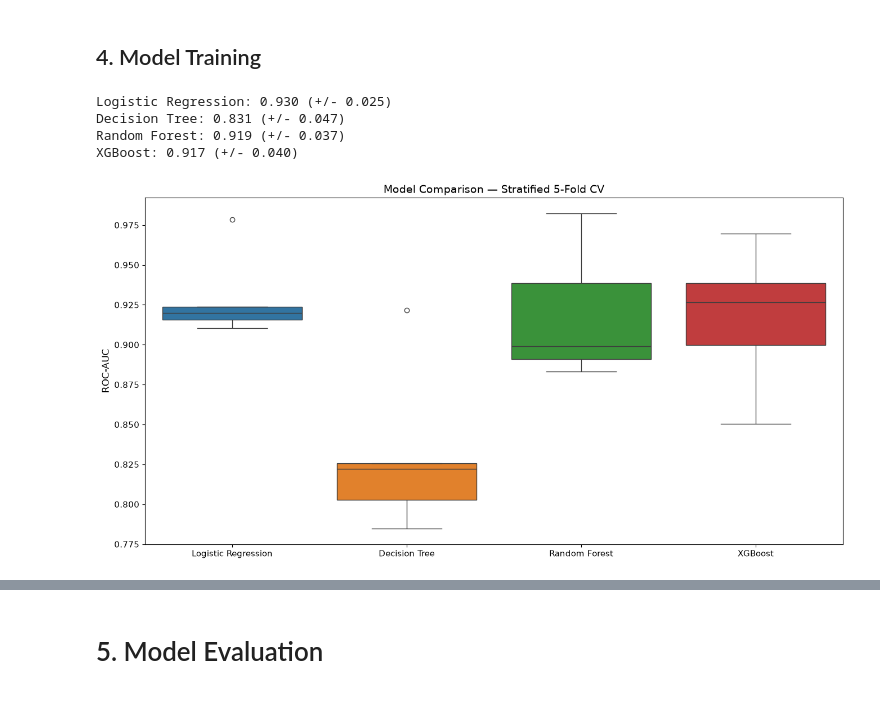
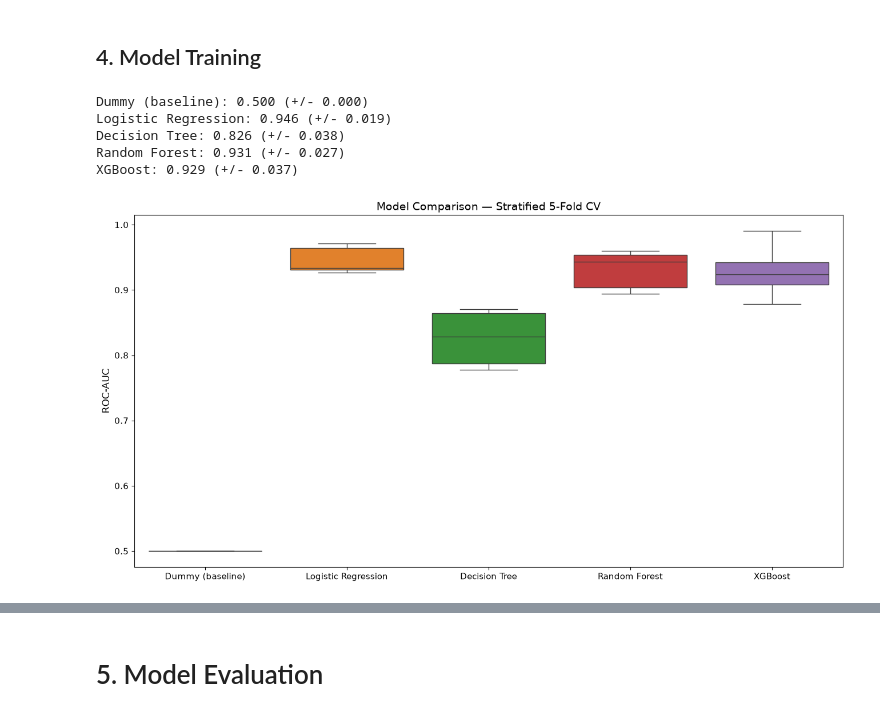
Before and after one commit to TravisArnt/thyroid-recurrence-prediction, a Jupyter notebook: notebooks/01_eda.ipynb, the cells around one changed output, grey strips where cells are left out. Saved outputs shown, nothing was run; the diff lists cells and outputs as text; code cells hidden in the pictures.

Commit message:
add: finalize the code, add dummyand neural networks

```diff
--- a/notebooks/01_eda.ipynb
+++ b/notebooks/01_eda.ipynb
@@ -51,0 +71,3 @@ memory usage: 51.0 KB
+# %%
+df = df.drop_duplicates().reset_index(drop=True)
+print("Shape after dropping duplicates:", df.shape)
@@ -361,6 +389,6 @@ from xgboost import XGBClassifier
 # %%
-X = df.iloc[:,:-1]
-y = df.iloc[:,-1]
+X = df.drop(columns=['recurred', 'response'])
+y = df['recurred']
 # %%
 X_train,X_test,y_train,y_test = train_test_split(X,y,test_size=0.2,random_state=42,stratify=y)
 # %%
@@ -414,31 +442,33 @@ scoring = 'roc_auc'
 # %%
 # Spot-check model families with plain CV
 models = {
+    "Dummy (baseline)": DummyClassifier(strategy="prior"),
     "Logistic Regression": LogisticRegression(max_iter=1000, random_state=42),
     "Decision Tree": DecisionTreeClassifier(random_state=42),
     "Random Forest": RandomForestClassifier(random_state=42),
     "XGBoost": XGBClassifier(random_state=42, eval_metric='logloss')
 }
 results = []
 for name,model in models.items():
     pipe = make_pipeline(model)
     scores = cross_val_score(pipe,X_train,y_train,cv=cv,scoring=scoring)
     results.append(scores)
     print(f"{name}: {scores.mean():.3f} (+/- {scores.std():.3f})")
 
 fig, ax = plt.subplots(figsize=(16, 8))
 
 results_df = pd.DataFrame(dict(zip(models.keys(), results)))
 sns.boxplot(data=results_df, ax=ax)
 
 ax.set_ylabel("ROC-AUC", fontsize=12)
 ax.set_title("Model Comparison — Stratified 5-Fold CV", fontsize=14)
 ax.tick_params(axis='both', labelsize=11)
 
 plt.show()
 # %% [output]
-Logistic Regression: 0.930 (+/- 0.025)
-Decision Tree: 0.831 (+/- 0.047)
-Random Forest: 0.919 (+/- 0.037)
-XGBoost: 0.917 (+/- 0.040)
+Dummy (baseline): 0.500 (+/- 0.000)
+Logistic Regression: 0.946 (+/- 0.019)
+Decision Tree: 0.826 (+/- 0.038)
+Random Forest: 0.931 (+/- 0.027)
+XGBoost: 0.929 (+/- 0.037)
-[figure, old version]
+[figure, new version]
```
Also changed, not shown: parts of 45 cells of this notebook, 4 other files.
